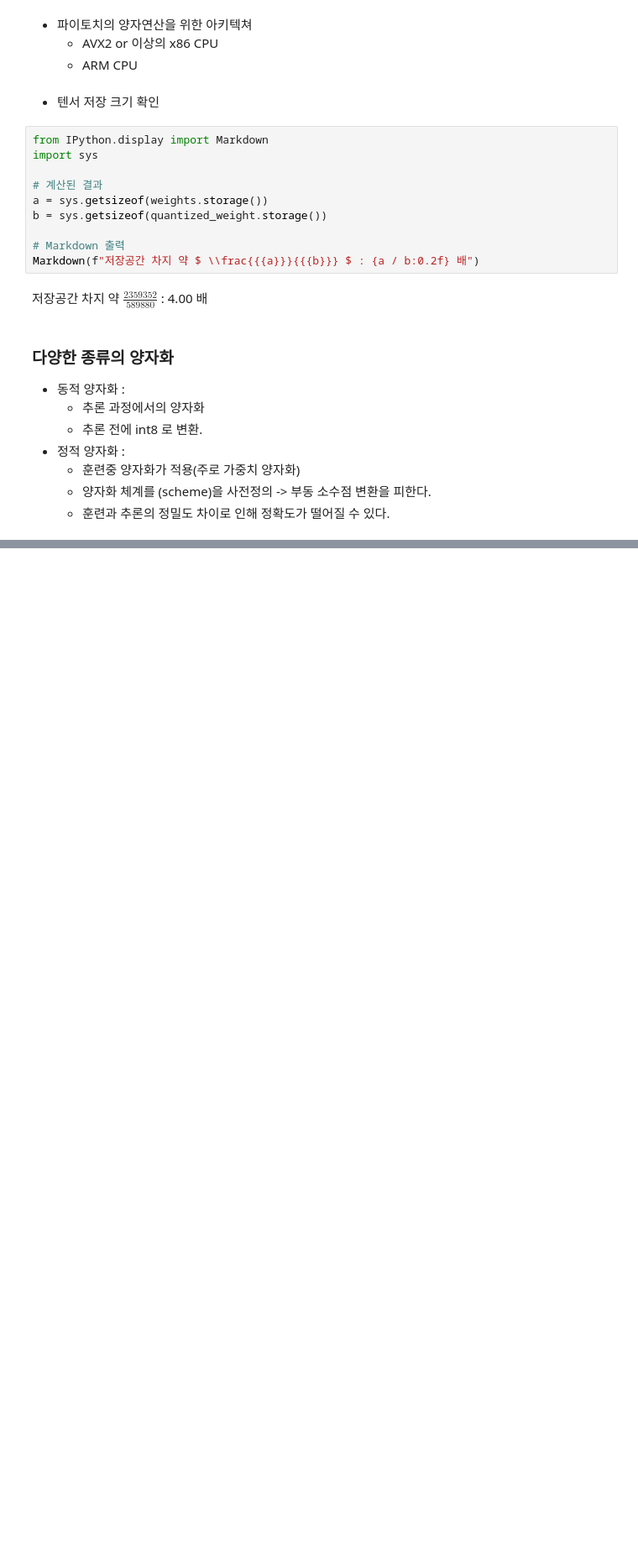
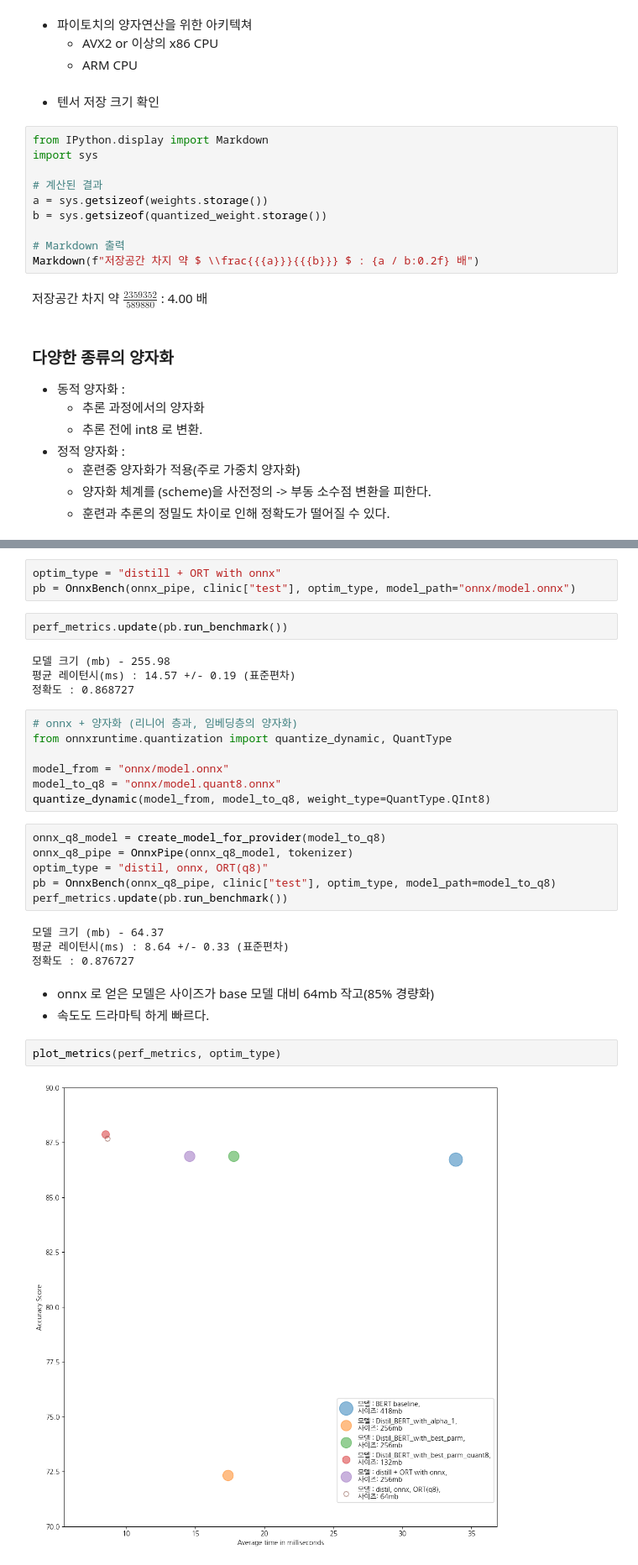
Before and after one commit to tommyjin2894/ai_study_transformer, a Jupyter notebook: 08_Efficient_ways.ipynb, the cells around one changed output, grey strips where cells are left out. Shown: that part at 84% size. Cells and saved outputs as stored; diff of their text form; blank space fills up the shorter version.

```diff
--- a/08_Efficient_ways.ipynb
+++ b/08_Efficient_ways.ipynb
@@ -563,0 +728,33 @@ Markdown(f"저장공간 차지 약 $ \\frac{{{a}}}{{{b}}} $ : {a / b:0.2f} 배")
+# %%
+optim_type = "distill + ORT with onnx"
+pb = OnnxBench(onnx_pipe, clinic["test"], optim_type, model_path="onnx/model.onnx")
+# %%
+perf_metrics.update(pb.run_benchmark())
+# %% [output]
+모델 크기 (mb) - 255.98
+평균 레이턴시(ms) : 14.57 +/- 0.19 (표준편차)
+정확도 : 0.868727
+# %%
+# onnx + 양자화 (리니어 층과, 임베딩층의 양자화)
+from onnxruntime.quantization import quantize_dynamic, QuantType
+
+model_from = "onnx/model.onnx"
+model_to_q8 = "onnx/model.quant8.onnx"
+quantize_dynamic(model_from, model_to_q8, weight_type=QuantType.QInt8)
+# %%
+onnx_q8_model = create_model_for_provider(model_to_q8)
+onnx_q8_pipe = OnnxPipe(onnx_q8_model, tokenizer)
+optim_type = "distil, onnx, ORT(q8)"
+pb = OnnxBench(onnx_q8_pipe, clinic["test"], optim_type, model_path=model_to_q8)
+perf_metrics.update(pb.run_benchmark())
+# %% [output]
+모델 크기 (mb) - 64.37
+평균 레이턴시(ms) : 8.64 +/- 0.33 (표준편차)
+정확도 : 0.876727
+# %% [markdown]
+- onnx 로 얻은 모델은 사이즈가 base 모델 대비 64mb 작고(85% 경량화)
+- 속도도 드라마틱 하게 빠르다.
+# %%
+plot_metrics(perf_metrics, optim_type)
+# %% [output]
+[figure, added]
```
Also changed, not shown: parts of 31 cells of this notebook, 3 other files.
